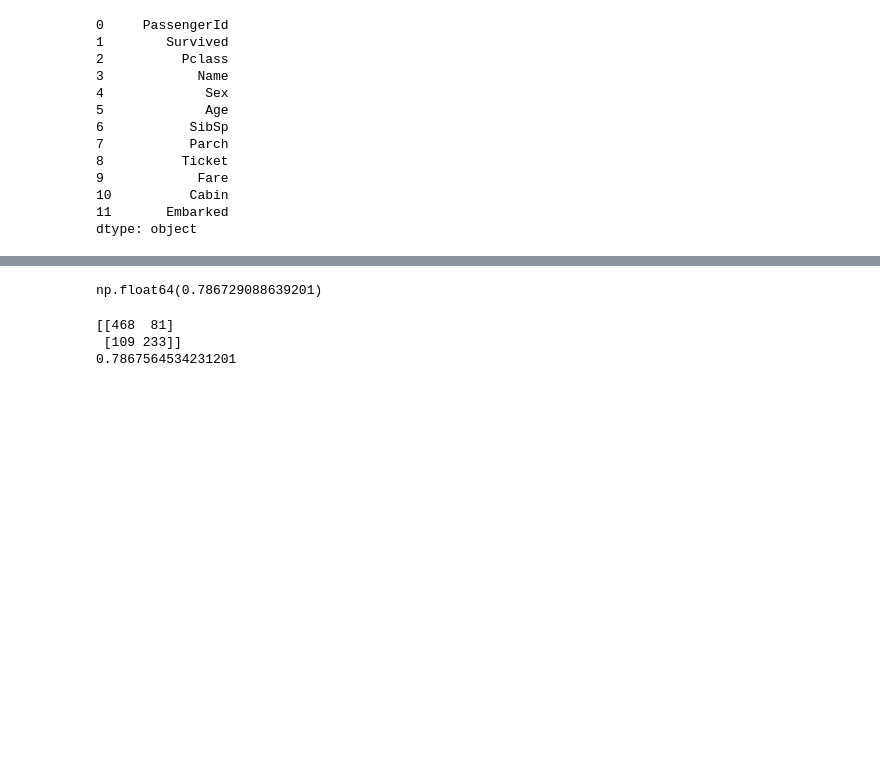
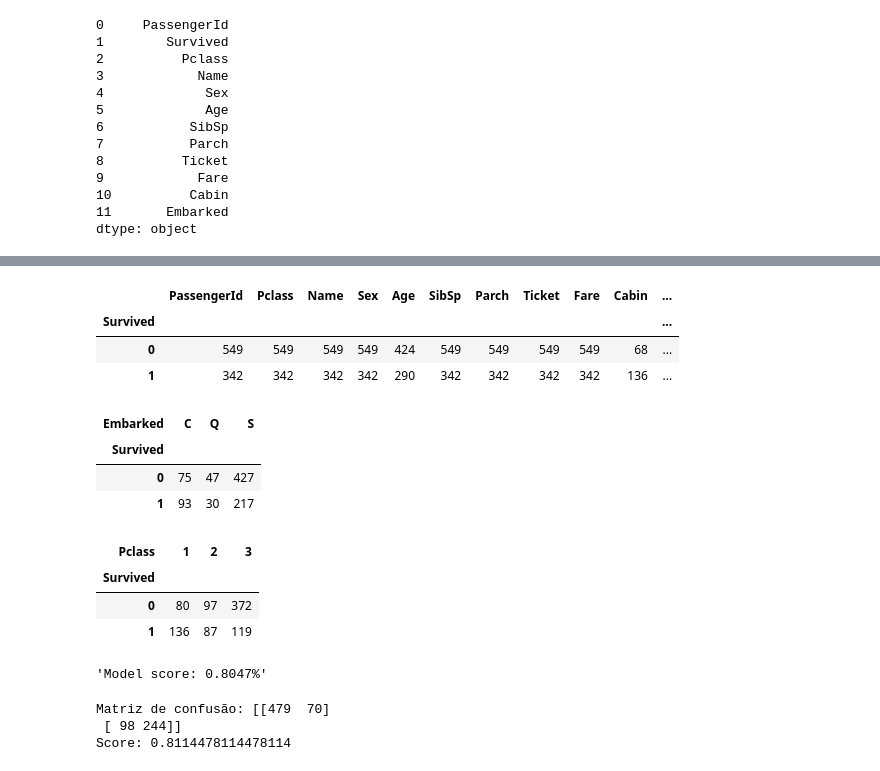
Before and after one commit to JoaoCordeir0/machine_learning_ufv, a Jupyter notebook: desafio-kaggle-titanic/main.ipynb, the cells around one changed output, grey strips where cells are left out. Saved outputs shown, nothing was run; the diff lists cells and outputs as text; code cells hidden in the pictures; blank space fills up the shorter version.

```diff
--- a/desafio-kaggle-titanic/main.ipynb
+++ b/desafio-kaggle-titanic/main.ipynb
@@ -104,0 +142,21 @@ y_train = train['Survived']
+# %%
+train.groupby(['Survived']).count()
+# %% [output]
+|  | PassengerId | Pclass | Name | Sex | Age | SibSp | Parch | Ticket | Fare | Cabin | ... |
+| Survived |  |  |  |  |  |  |  |  |  |  | ... |
+| 0 | 549 | 549 | 549 | 549 | 424 | 549 | 549 | 549 | 549 | 68 | ... |
+| 1 | 342 | 342 | 342 | 342 | 290 | 342 | 342 | 342 | 342 | 136 | ... |
+# %%
+pd.pivot_table(train, index=['Survived'], columns=['Embarked'], values='PassengerId', aggfunc='count')
+# %% [output]
+| Embarked | C | Q | S |
+| Survived |  |  |  |
+| 0 | 75 | 47 | 427 |
+| 1 | 93 | 30 | 217 |
+# %%
+pd.pivot_table(train, index=['Survived'], columns=['Pclass'], values='PassengerId', aggfunc='count')
+# %% [output]
+| Pclass | 1 | 2 | 3 |
+| Survived |  |  |  |
+| 0 | 80 | 97 | 372 |
+| 1 | 136 | 87 | 119 |
@@ -105,12 +168,14 @@ y_train = train['Survived']
 # %%
 # Modelo e validação cruzada
-model = LogisticRegression()
+model = LogisticRegression(max_iter=1000, random_state=0)
 
 score = cross_val_score(model, X_train, y_train, cv=10)
 
-np.mean(score)
+score = np.mean(score)
+
+f'Model score: {score.round(4)}%'
 # %% [output]
-np.float64(0.786729088639201)
+'Model score: 0.8047%'
 # %%
 model.fit(X_train, y_train)
 
@@ -118,14 +183,15 @@ y_pred = model.predict(X_train)
 
 ms = confusion_matrix(y_train, y_pred)
 
-print(ms)
+print(f'Matriz de confusão: {ms}')
 
 score = model.score(X_train, y_train)
-print(score)
+
+print(f'Score: {score}')
 # %% [output]
-[[468  81]
- [109 233]]
-0.7867564534231201
+Matriz de confusão: [[479  70]
+ [ 98 244]]
+Score: 0.8114478114478114
 # %%
 y_pred = model.predict(X_test)
 
```
Also changed, not shown: parts of 5 cells of this notebook, 1 other file.
